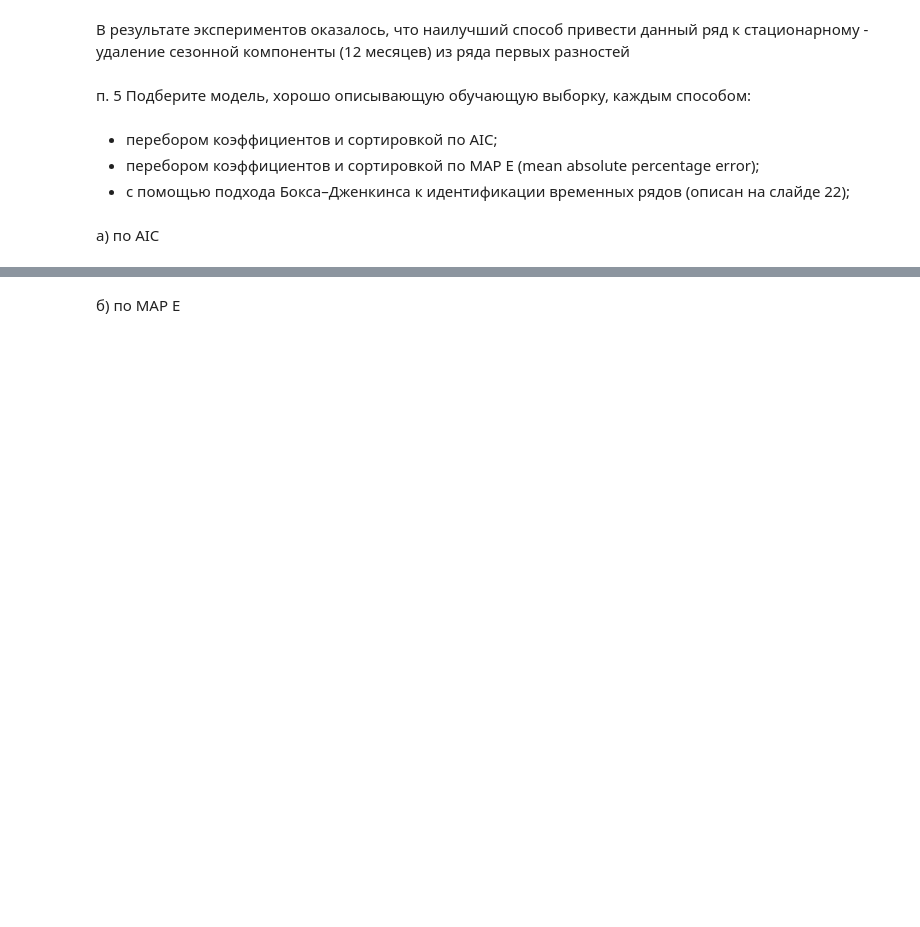
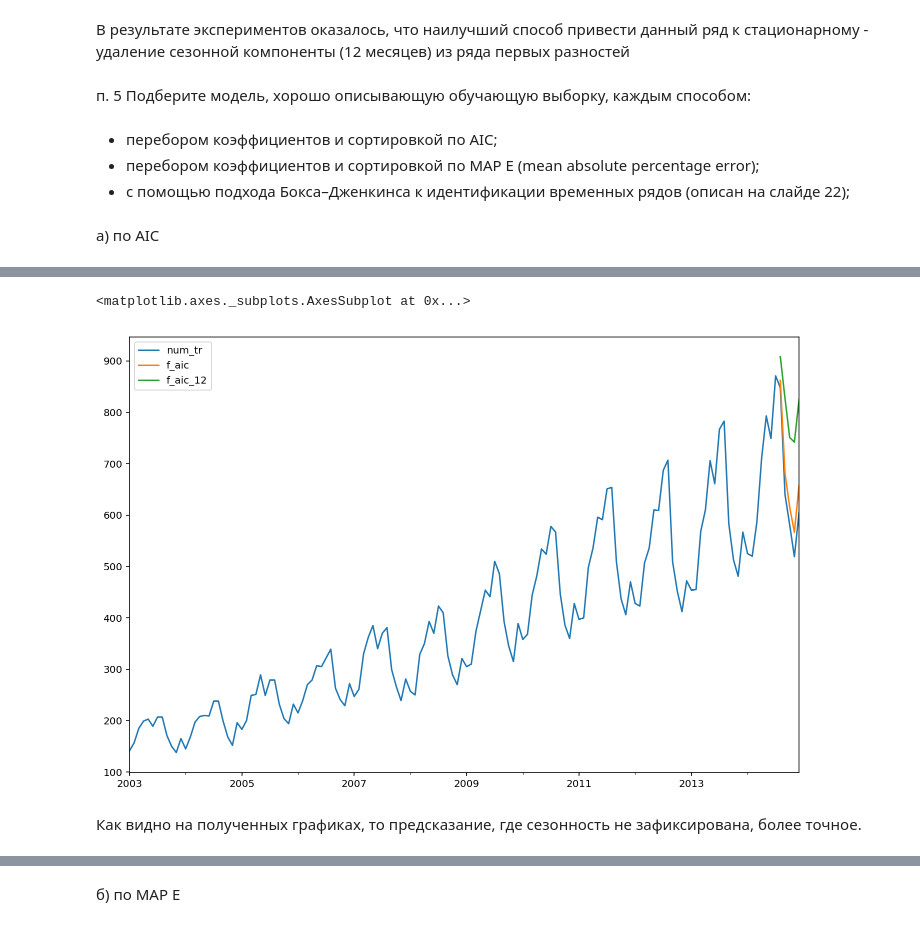
Before and after one commit to sowhatagain/hw-lesson-7.2, a Jupyter notebook: part 2.ipynb, the cells around one changed output, grey strips where cells are left out. Cells and saved outputs as stored; diff of their text form; code cells hidden in the pictures; blank space fills up the shorter version.

```diff
--- a/part 2.ipynb
+++ b/part 2.ipynb
@@ -75,26 +75,36 @@ def test_stationarity(timeseries):
         dfoutput['Critical Value (%s)' % key] = value
     print(dfoutput)
 # %%
-# Выбор модели ARIMA согласно AIC
-def arima_best_order(timeseries):
+# Выбор модели SARIMA согласно AIC
+def sarima_best_order(timeseries, s):
     max_lag = 30
     best_aic = np.inf
     best_order = None
+    best_order_s = None
     best_mdl = None
     pq_rng = range(5)  # [0,1,2,3,4]
     d_rng = range(2)  # [0,1]
+    s_rng = s
     for i in pq_rng:
         for d in d_rng:
             for j in pq_rng:
-                try:
-                    tmp_mdl = smt.ARIMA(timeseries, order=(i, d, j)).fit(maxlag=max_lag, method='mle', trend='nc')
-                    tmp_aic = tmp_mdl.aic
-                    if tmp_aic < best_aic:
-                        best_aic = tmp_aic
-                        best_order = (i, d, j)
-                        best_mdl = tmp_mdl
-                except: continue
-    p('aic: {:6.5f} | order: {}'.format(best_aic, best_order))
+                for si in pq_rng:
+                    for sd in d_rng:
+                        for sj in pq_rng:
+                            for s in s_rng:
+                                try:
+                                    tmp_mdl = smt.SARIMAX(timeseries, trend='n', order=(i,d,j), seasonal_order=(si,sd,sj,s))
+                                    results = tmp_mdl.fit()
+                                    tmp_aic = results.aic
+                                    #tmp_mdl = smt.ARIMA(timeseries, order=(i, d, j)).fit(maxlag=max_lag, method='mle', trend='nc')
+                                    #tmp_aic = tmp_mdl.aic
+                                    if tmp_aic < best_aic:
+                                        best_aic = tmp_aic
+                                        best_order = (i, d, j)
+                                        best_order_s = (si, sd, sj, s)
+                                        best_mdl = tmp_mdl
+                                except: continue
+    p('aic: {:6.5f} | order: {} | order_s: {}'.format(best_aic, best_order, best_order_s))
     return best_mdl
 # %%
 def mape_f(y_true, y_pred):
@@ -430,0 +419,3 @@ forecast - оранжевая линия
+# %%
+%%time
+best_mdl = sarima_best_order(train.num_tr, np.array([3,6,12,24]))
@@ -430,0 +425,3 @@ forecast - оранжевая линия
+# %%
+res_aic = best_mdl.fit()
+df['f_aic'] = res_aic.predict(start = 139, end= 144, dynamic= True)
@@ -430,0 +430,3 @@ forecast - оранжевая линия
+# %%
+%%time
+best_mdl_12 = sarima_best_order(train.num_tr, np.array([12]))
@@ -430,0 +436,9 @@ forecast - оранжевая линия
+# %%
+res_aic_12 = best_mdl_12.fit()
+df['f_aic_12'] = res_aic_12.predict(start = 139, end= 144, dynamic= True)
+df[['num_tr', 'f_aic', 'f_aic_12']].plot(figsize=(12, 8) )
+# %% [output]
+<matplotlib.axes._subplots.AxesSubplot at 0x...>
+[figure, added]
+# %% [markdown]
+Как видно на полученных графиках, то предсказание, где сезонность не зафиксирована, более точное.
```
Also changed, not shown: parts of 53 cells of this notebook, 1 other file.
